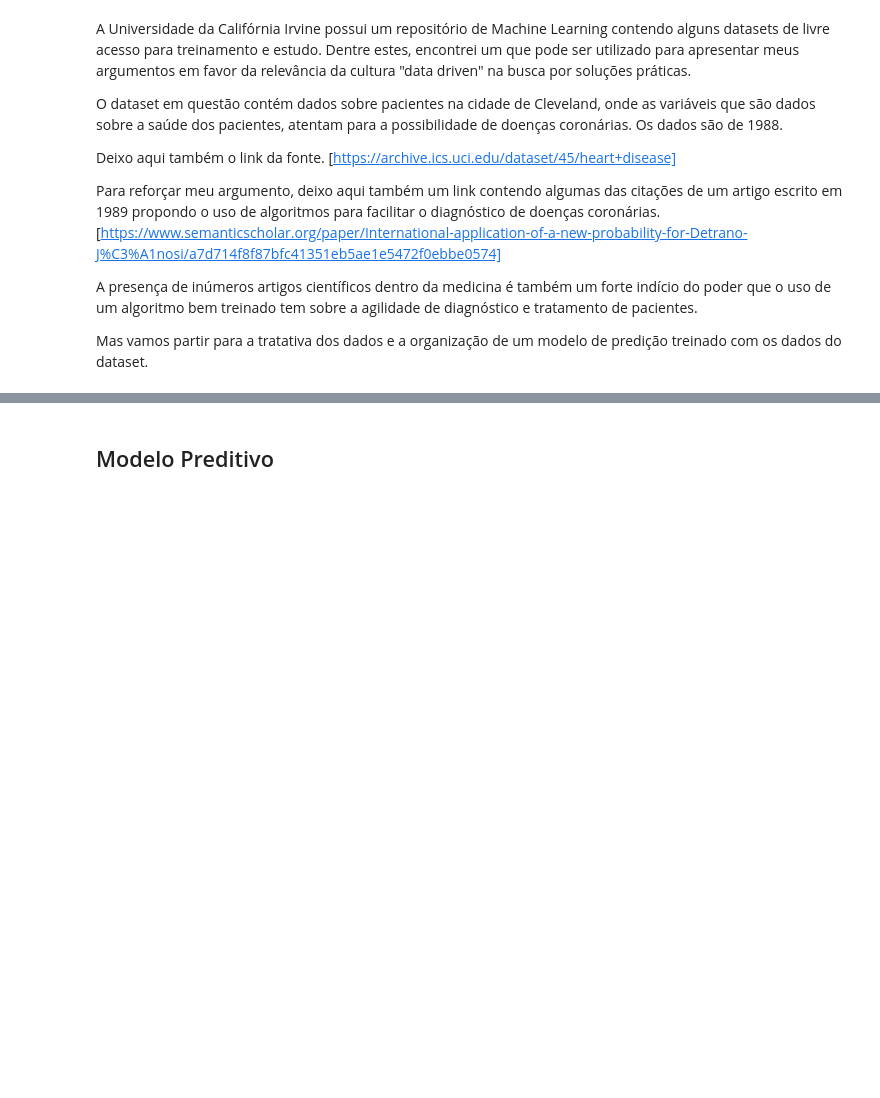
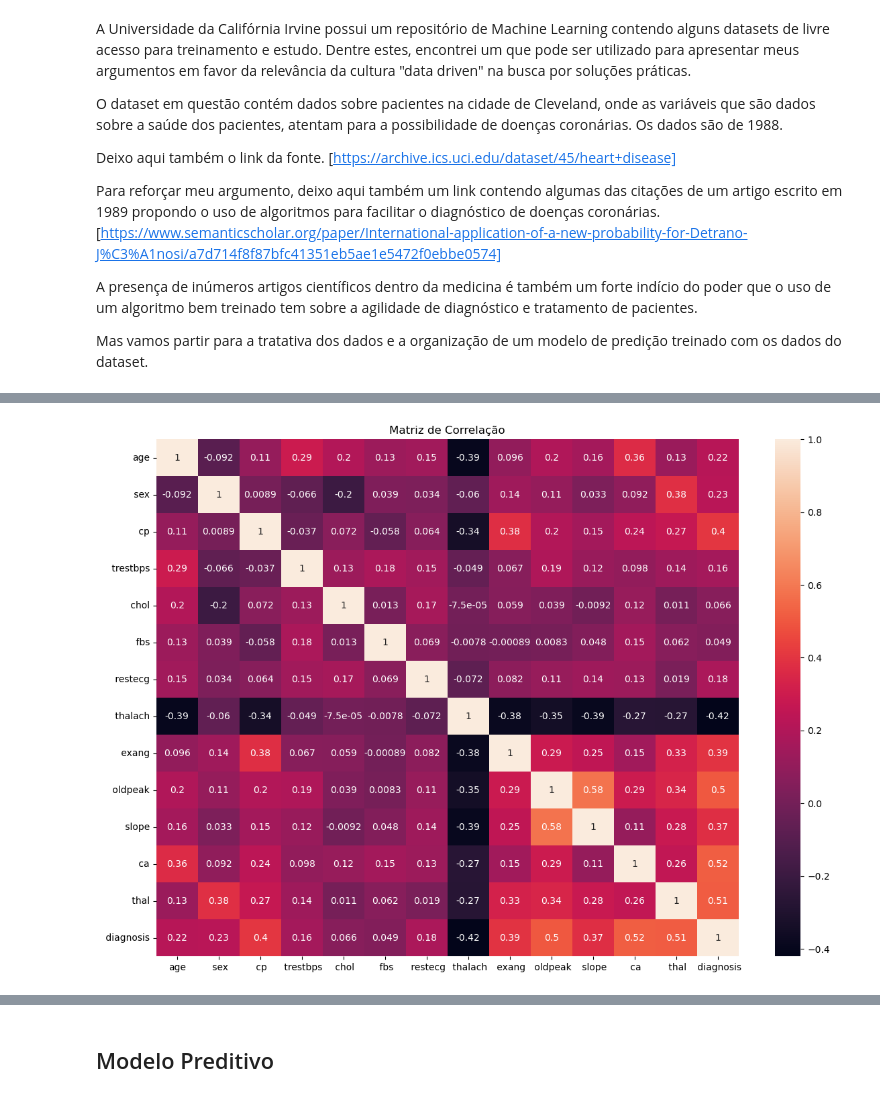
Before and after one commit to ajrsz/ProjetodeParceria, a Jupyter notebook: Projeto_de_Parceria.ipynb, the cells around one changed output, grey strips where cells are left out. Drawn from its saved outputs; the diff is of its cells as text; code cells hidden in the pictures; blank space fills up the shorter version.

```diff
--- a/Projeto_de_Parceria.ipynb
+++ b/Projeto_de_Parceria.ipynb
@@ -22,0 +156,9 @@ Mas vamos partir para a tratativa dos dados e a organização de um modelo de pr
+# %%
+# Análise de correlação
+plt.figure(figsize=(14, 10))
+correlation_matrix = df.corr()
+sns.heatmap(correlation_matrix, annot=True)
+plt.title('Matriz de Correlação')
+plt.show()
+# %% [output]
+[figure, added]
```
Also changed, not shown: parts of 41 cells of this notebook.
